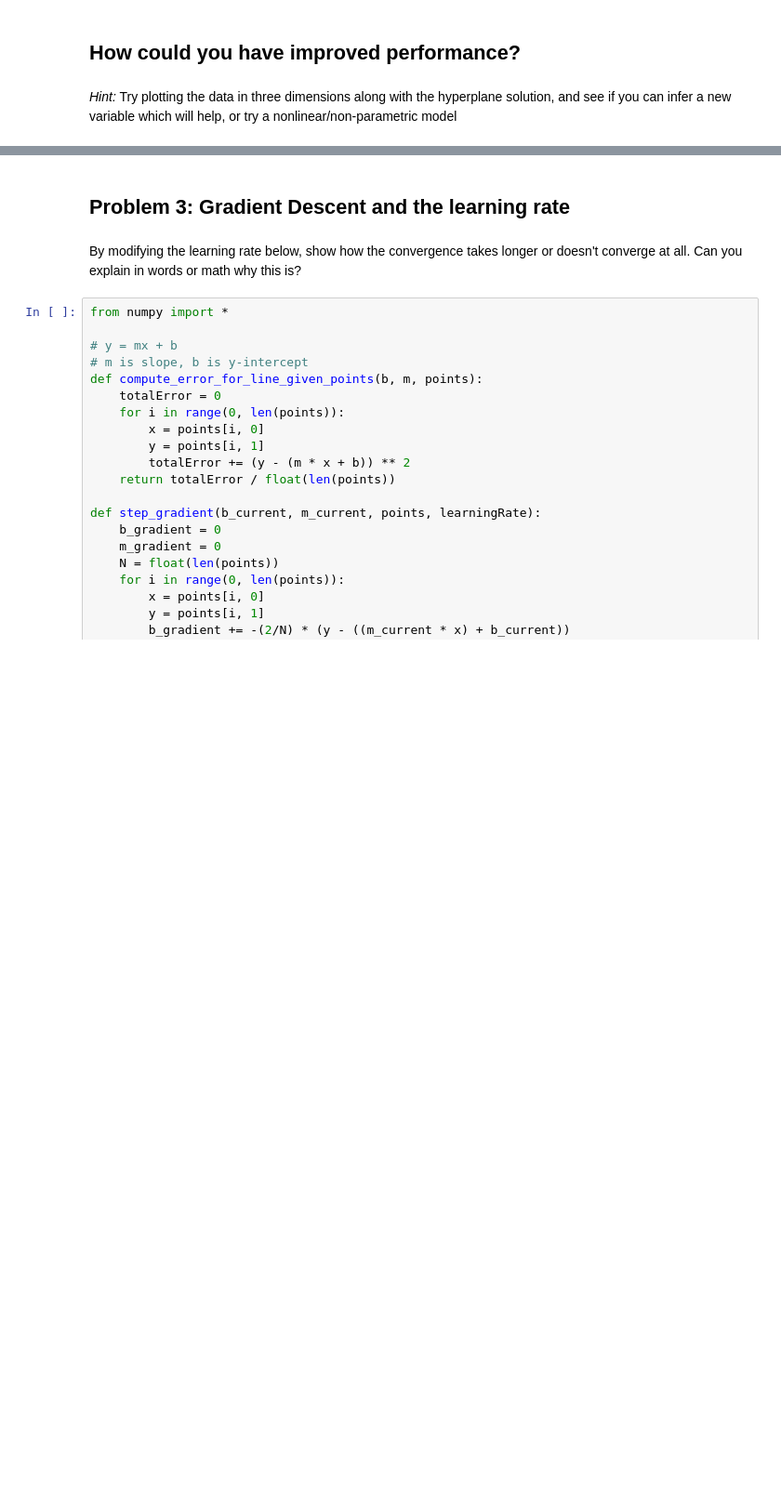
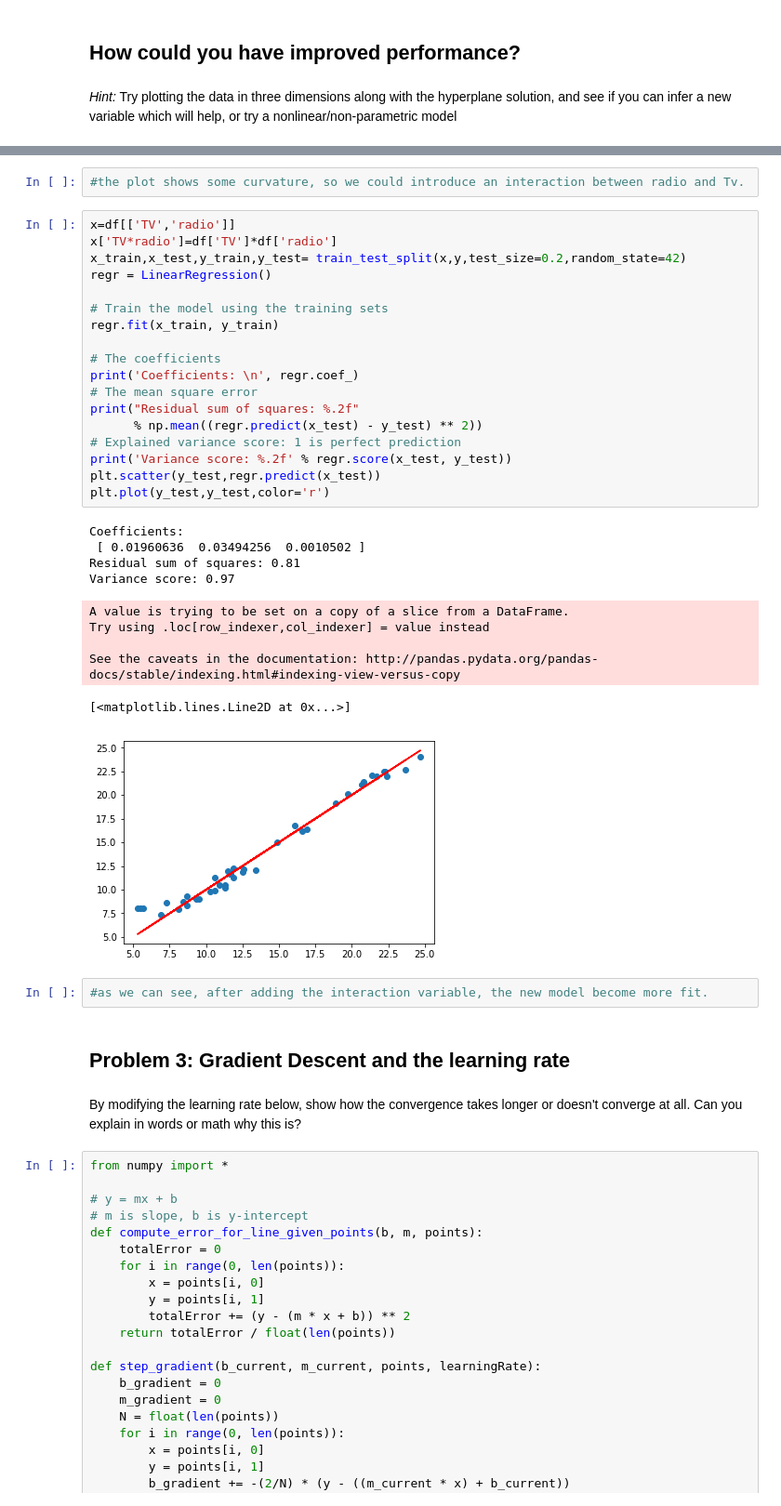
Before and after one commit to Columbia-Intro-Data-Science/python-introduction-linfocus, a Jupyter notebook: Homework 1 - LinJiang.ipynb, the cells around one changed output, grey strips where cells are left out. Shown at 93% size. Drawn from its saved outputs; the diff is of its cells as text; blank space fills up the shorter version.

```diff
--- a/Homework 1 - LinJiang.ipynb
+++ b/Homework 1 - LinJiang.ipynb
@@ -243,4 +266,37 @@ ax.scatter(df['TV'],df['radio'],df['sales'],c=df['sales'], cmap='viridis', linew
 [figure]
+# %%
+#the plot shows some curvature, so we could introduce an interaction between radio and Tv.
+# %%
+x=df[['TV','radio']]
+x['TV*radio']=df['TV']*df['radio']
+x_train,x_test,y_train,y_test= train_test_split(x,y,test_size=0.2,random_state=42)
+regr = LinearRegression()
+
+# Train the model using the training sets
+regr.fit(x_train, y_train)
+
+# The coefficients
+print('Coefficients: \n', regr.coef_)
+# The mean square error
+print("Residual sum of squares: %.2f"
+      % np.mean((regr.predict(x_test) - y_test) ** 2))
+# Explained variance score: 1 is perfect prediction
+print('Variance score: %.2f' % regr.score(x_test, y_test))
+plt.scatter(y_test,regr.predict(x_test))
+plt.plot(y_test,y_test,color='r')
+# %% [output]
+Coefficients:
+ [ 0.01960636  0.03494256  0.0010502 ]
+Residual sum of squares: 0.81
+Variance score: 0.97
+A value is trying to be set on a copy of a slice from a DataFrame.
+Try using .loc[row_indexer,col_indexer] = value instead
+
+See the caveats in the documentation: http://pandas.pydata.org/pandas-docs/stable/indexing.html#indexing-view-versus-copy
+[<matplotlib.lines.Line2D at 0x...>]
+[figure, added]
+# %%
+#as we can see, after adding the interaction variable, the new model become more fit.
 # %% [markdown]
 ## Problem 3:  Gradient Descent and the learning rate
 # %% [markdown]
```
Also changed, not shown: parts of 18 cells of this notebook.
